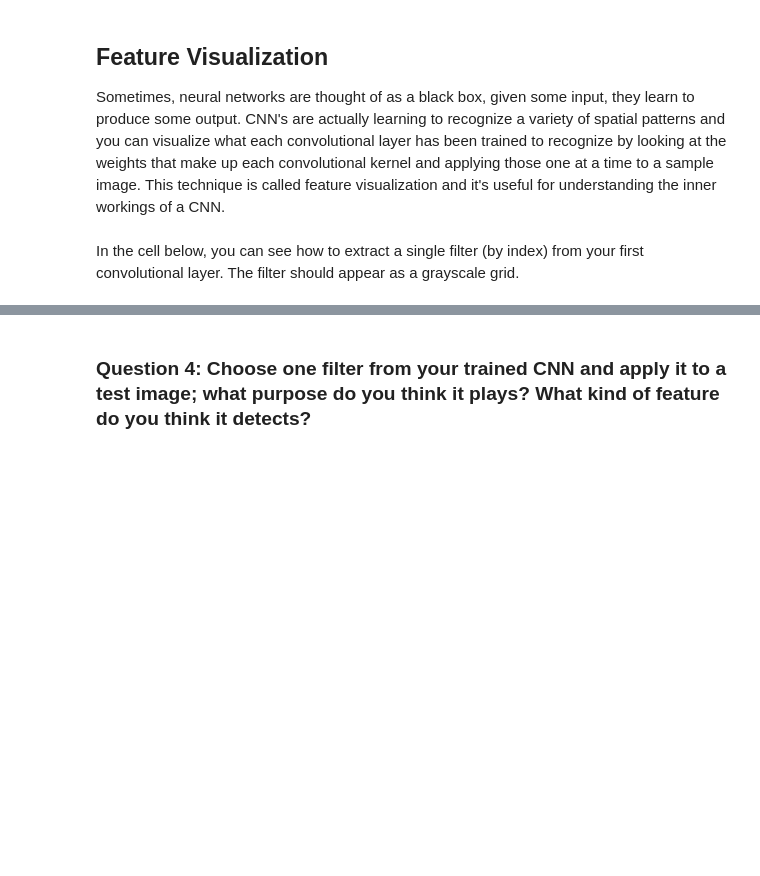
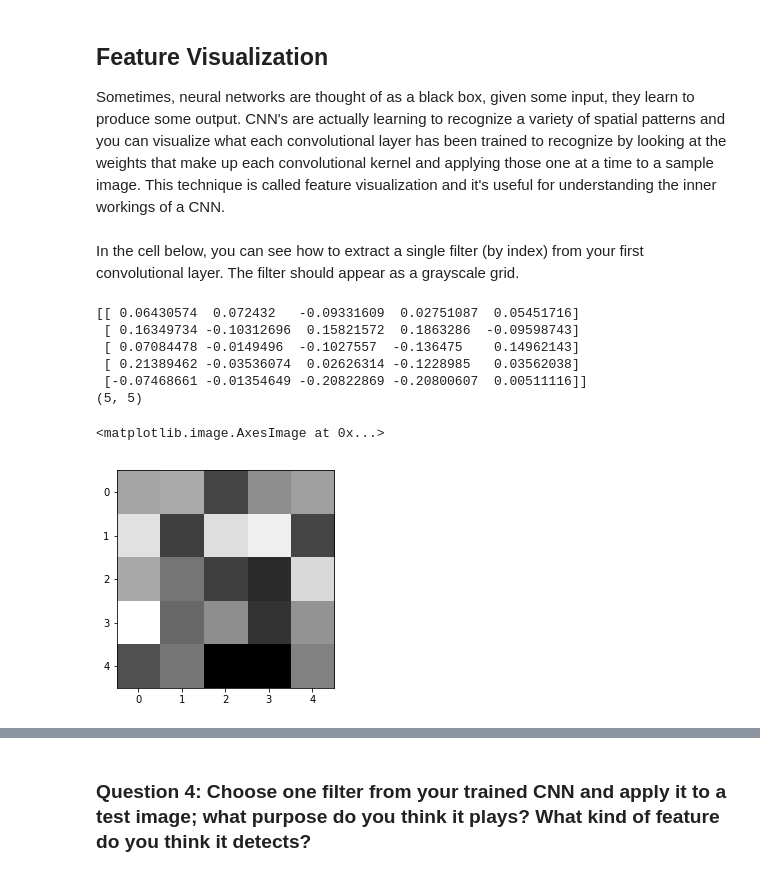
Before and after one commit to MonteYang/P1_Facial_Keypoints, a Jupyter notebook: 2. Define the Network Architecture.ipynb, the cells around one changed output, grey strips where cells are left out. Saved outputs shown, nothing was run; the diff lists cells and outputs as text; code cells hidden in the pictures; blank space fills up the shorter version.

```diff
--- a/2. Define the Network Architecture.ipynb
+++ b/2. Define the Network Architecture.ipynb
@@ -549,17 +580,26 @@ In the cell below, you can see how to extract a single filter (by index) from yo
 # %%
 # Get the weights in the first conv layer, "conv1"
 # if necessary, change this to reflect the name of your first conv layer
 weights1 = net.conv1.weight.data
-
+weights1 = weights1.cpu()
 w = weights1.numpy()
 
 filter_index = 0
 
 print(w[filter_index][0])
 print(w[filter_index][0].shape)
 
 # display the filter weights
 plt.imshow(w[filter_index][0], cmap='gray')
+# %% [output]
+[[ 0.06430574  0.072432   -0.09331609  0.02751087  0.05451716]
+ [ 0.16349734 -0.10312696  0.15821572  0.1863286  -0.09598743]
+ [ 0.07084478 -0.0149496  -0.1027557  -0.136475    0.14962143]
+ [ 0.21389462 -0.03536074  0.02626314 -0.1228985   0.03562038]
+ [-0.07468661 -0.01354649 -0.20822869 -0.20800607  0.00511116]]
+(5, 5)
+<matplotlib.image.AxesImage at 0x...>
+[figure, added]
 # %% [markdown]
 ## Feature maps
 
```
Also changed, not shown: parts of 16 cells of this notebook, 5 other files.
